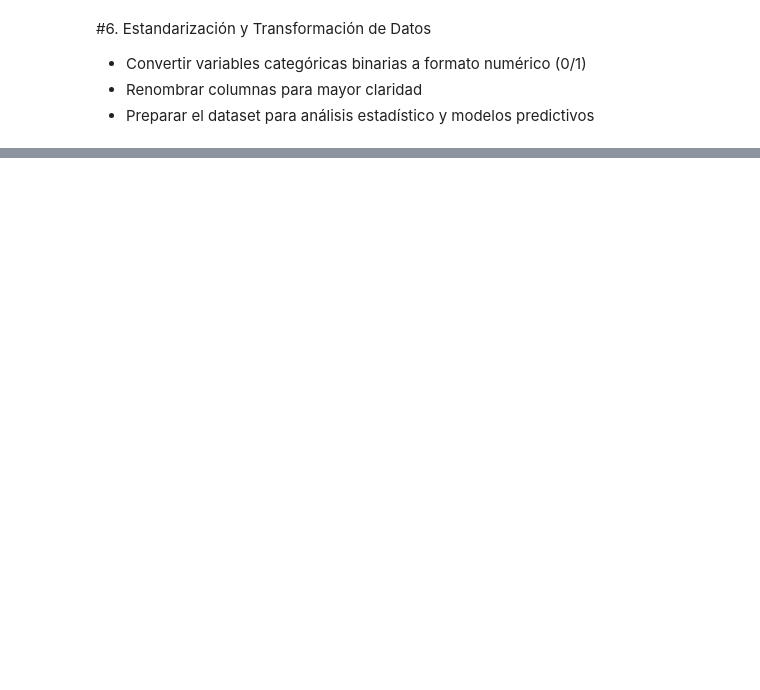
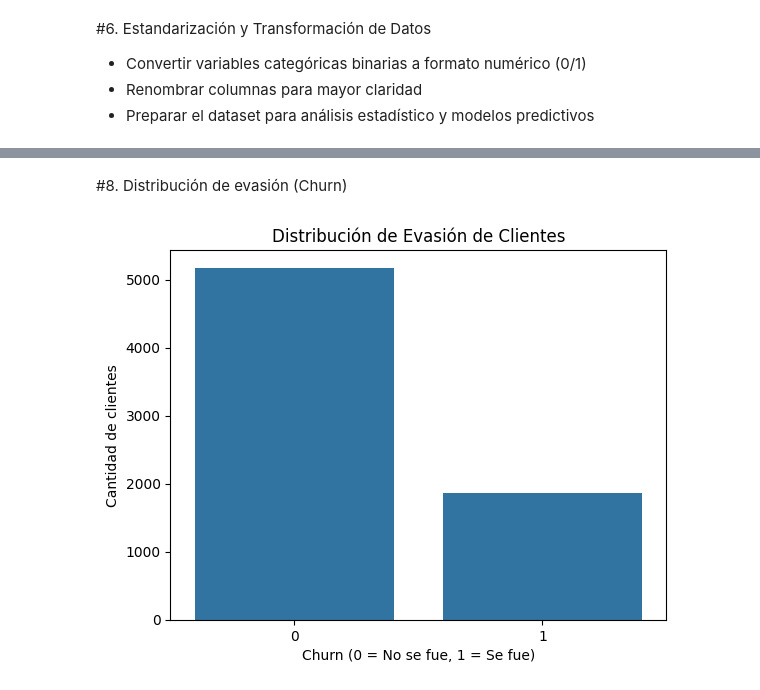
Before and after one commit to JhonC07/ChallengeTelecomXAnalisisEvasionClientesAlura, a Jupyter notebook: ChallengeAnalisisEvasionClientes.ipynb, the cells around one changed output, grey strips where cells are left out. Saved outputs shown, nothing was run; the diff lists cells and outputs as text; code cells hidden in the pictures; blank space fills up the shorter version.

```diff
--- a/ChallengeAnalisisEvasionClientes.ipynb
+++ b/ChallengeAnalisisEvasionClientes.ipynb
@@ -303,11 +240,0 @@ df['gender'] = df['gender'].map({'male': 1, 'female': 0})
-# %%
-##6.3. Renombrar columnas para claridad
-df.rename(columns={
-    'customerID': 'customer_id',
-    'tenure': 'months_active',
-    'Charges.Monthly': 'monthly_charges',
-    'Charges.Total': 'total_charges'
-}, inplace=True)
-# %%
-##6.4. Estandarizar nombres de columnas automáticamente
-df.columns = df.columns.str.lower().str.replace('.', '_')
@@ -341,0 +248,18 @@ memory usage: 1.1+ MB
+# %%
+##6.1. Estandarizar variables binarias (Yes/No → 1/0)
+
+df['Churn'] = df['Churn'].astype(str).str.strip().str.lower()
+
+df['Churn'] = df['Churn'].map({
+    'yes': 1,
+    'no': 0
+})
+df['Partner'] = df['Partner'].map({'Yes':1,'No':0})
+df['Dependents'] = df['Dependents'].map({'Yes':1,'No':0})
+df['PhoneService'] = df['PhoneService'].map({'Yes':1,'No':0})
+df['PaperlessBilling'] = df['PaperlessBilling'].map({'Yes':1,'No':0})
+# %%
+df['Churn'].isnull().sum()
+df = df.dropna(subset=['Churn'])
+df['Churn'] = df['Churn'].astype(int)
+df.info()
@@ -341,0 +315,16 @@ memory usage: 1.1+ MB
+# %% [markdown]
+#8. Distribución de evasión (Churn)
+# %%
+#Gráfico de barras
+import matplotlib.pyplot as plt
+import seaborn as sns
+
+sns.countplot(x='Churn', data=df)
+
+plt.title('Distribución de Evasión de Clientes')
+plt.xlabel('Churn (0 = No se fue, 1 = Se fue)')
+plt.ylabel('Cantidad de clientes')
+
+plt.show()
+# %% [output]
+[figure, added]
```
Also changed, not shown: parts of 38 cells of this notebook.
